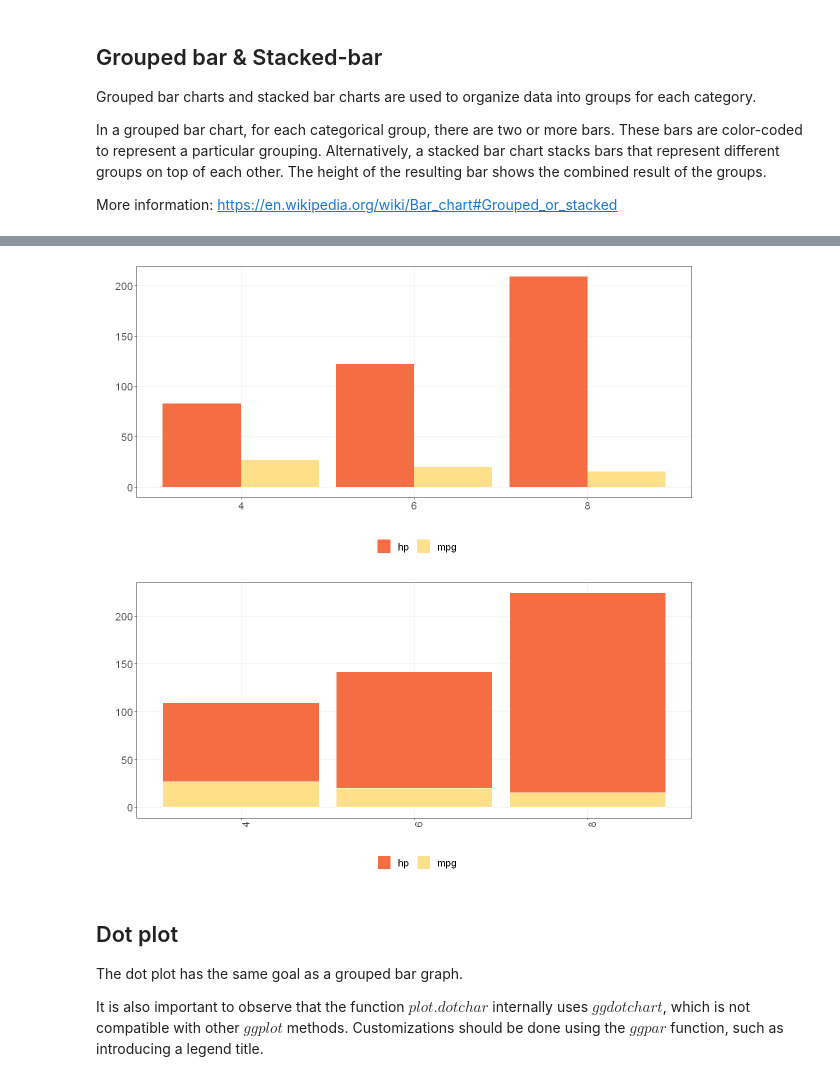
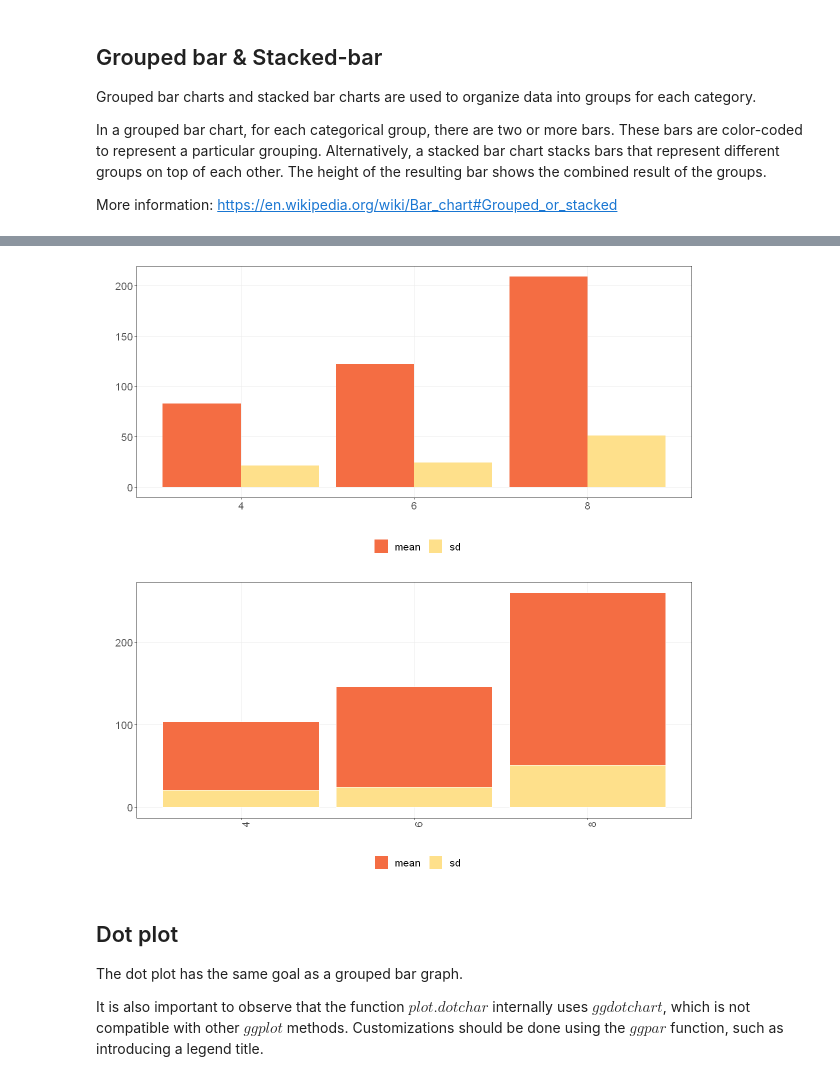
Before and after one commit to eogasawara/mylibrary, a Jupyter notebook: Graphic.ipynb, the cells around one changed output, grey strips where cells are left out. Drawn from its saved outputs; the diff is of its cells as text; code cells hidden in the pictures.

```diff
--- a/Graphic.ipynb
+++ b/Graphic.ipynb
@@ -139,8 +137,9 @@ When bar graphs present an average behavior, it is possible to plot a dispersion
 
 The error bar is added using $geom\_errorbar()$ function to a previously defined bar graph.
 # %%
-series <- mtcars %>% group_by(cyl) %>% summarize(mean = mean(hp), sd=sd(hp))
-head(series)
+# example3: dataset to be plotted
+example3 <- mtcars %>% group_by(cyl) %>% summarize(mean = mean(hp), sd=sd(hp))
+head(example3)
 # %% [output]
 A tibble: 3 × 3
 | cyl | mean | sd |
@@ -175,14 +164,14 @@ A tibble: 3 × 3
 # %%
-grf <- plot.groupedbar(series, colors=colors[1:2]) + font
+grf <- plot.groupedbar(example3, colors=colors[1:2]) + font
 plot(grf)
 # %% [output]
-[figure, old version]
+[figure, new version]
 # %%
-  grf <- plot.stackedbar(series, colors=colors[1:2]) + font
+  grf <- plot.stackedbar(example3, colors=colors[1:2]) + font
   grf <- grf + theme(axis.text.x = element_text(angle=90, hjust=1))
   plot(grf)
 # %% [output]
-[figure, old version]
+[figure, new version]
 # %% [markdown]
 ## Dot plot
 
```
Also changed, not shown: parts of 23 cells of this notebook, 2 other files.
